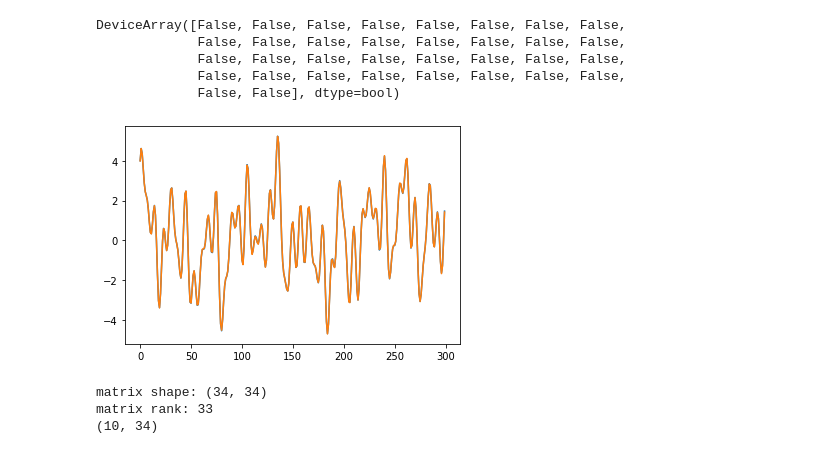
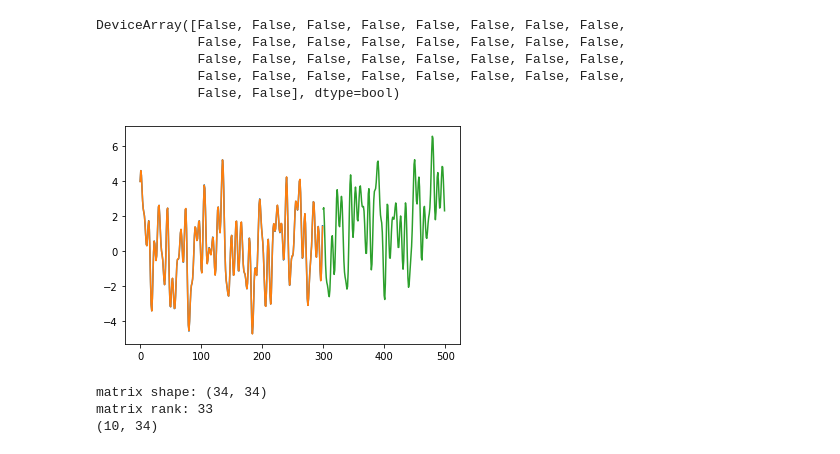
Before and after one commit to DominikHuss/AITech-forecasting, a Jupyter notebook: normal_equation_prophet.ipynb, the cells around one changed output. Cells and saved outputs as stored; diff of their text form; code cells hidden in the pictures.

Commit message:
add future predictions

```diff
--- a/normal_equation_prophet.ipynb
+++ b/normal_equation_prophet.ipynb
@@ -48,6 +81,8 @@ X_T = get_trend_matrix(300, 2, 300)
 w_t = fit_linear_prophet(X_T, Y[0], 0.1, 100)
 # %% [output]
 1.045396
+# %%
+X_T_future = get_future_trend_matrix(500, 2, s, 300)
 # %%
 plt.plot(list(range(300)), Y[0])
 plt.plot(list(range(300)), jnp.dot(X_T,w_t))
@@ -57,17 +93,22 @@ plt.show()
 # %%
-def get_seasonality_matrix(T, O, p=jnp.array([7, 15, 31, 64, 122])):
-    x = jnp.arange(T)
+def get_seasonality_matrix(T, O, *, p=jnp.array([7, 15, 31, 64, 122]), T_train_max = 0):
+    x = jnp.arange(T_train_max, T)
     o = jnp.arange(1, O+1)
     arg = 2*jnp.pi*o[:, jnp.newaxis]/p
     arg = x[:, jnp.newaxis]*arg.reshape(arg.size)
     S_X = jnp.concatenate([jnp.sin(arg), jnp.cos(arg)], axis=-1)
     return S_X
+
+def get_future_seasonality_matrix(T, O, T_train_max, *, p=jnp.array([7, 15, 31, 64, 122])):
+    return get_seasonality_matrix(T, O, p=p, T_train_max=T_train_max)
 # %%
 X_S = get_seasonality_matrix(300, 3)
 
 w_s = fit_linear_prophet(X_S, Y[0], 0.1, 100)
 # %% [output]
 0.69820744
+# %%
+X_S_future = get_future_seasonality_matrix(500, 3, 300)
 # %%
 plt.plot(list(range(300)), Y[0])
 plt.plot(list(range(300)), jnp.dot(X_S,w_s))
@@ -80,6 +122,8 @@ X_S_T = jnp.concatenate((X_S, X_T), axis=1)
 w_s_t = fit_linear_prophet(X_S_T, Y[0], 0.1, 100)
 # %% [output]
 0.033460893
+# %%
+X_S_T_future = jnp.concatenate((X_S_future, X_T_future), axis=1)
 # %%
 plt.plot(list(range(300)), Y[0])
 plt.plot(list(range(300)), jnp.dot(X_S_T,w_s_t))
@@ -108,9 +153,10 @@ DeviceArray([False, False, False, False, False, False, False, False,
 # %%
 plt.plot(list(range(300)), Y[3])
 plt.plot(list(range(300)), jnp.dot(X_S_T,w_ne))
+plt.plot(list(range(300, 500)), jnp.dot(X_S_T_future,w_ne))
 plt.show()
 # %% [output]
-[figure, old version]
+[figure, new version]
 # %%
 v_normal_equation = jax.vmap(normal_equation, in_axes=(None, 0), out_axes=0)
 
```
Also changed, not shown: parts of 12 cells of this notebook, 1 other file.
